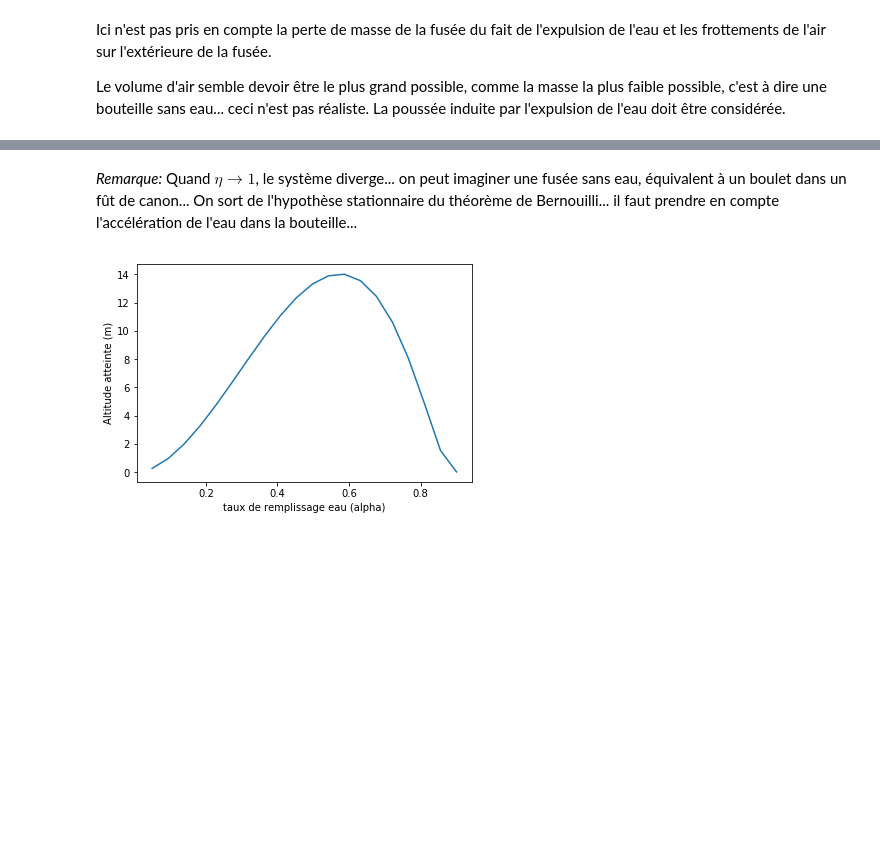
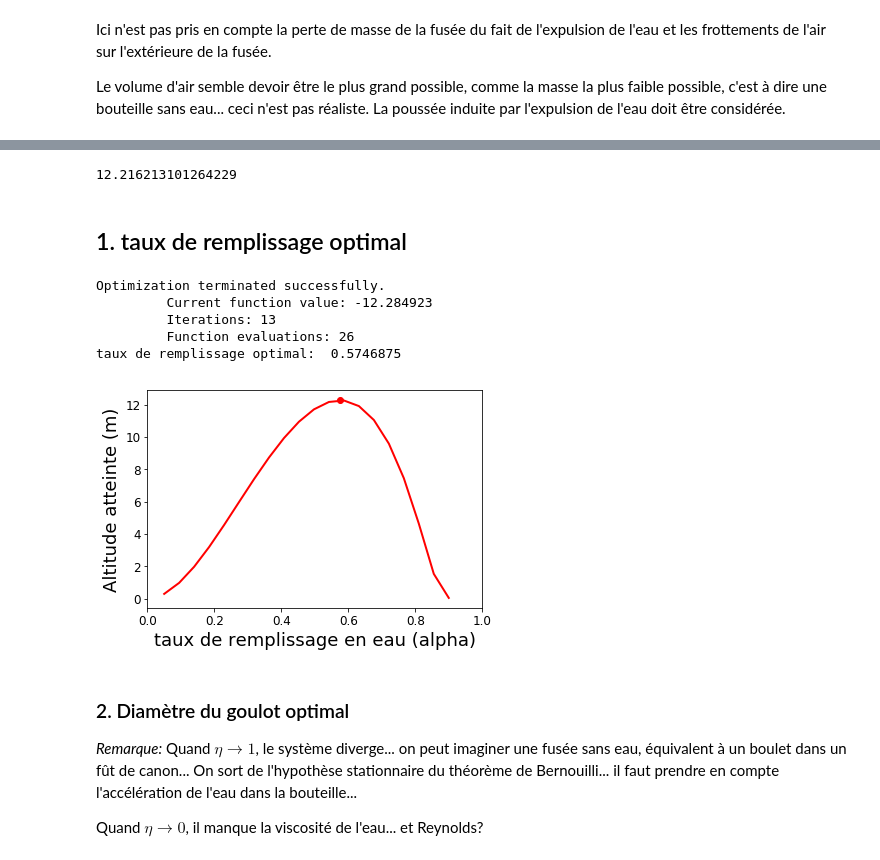
Before and after one commit to xdze2/xdze2.github.io-src, a Jupyter notebook: content/physique/fusee.ipynb, the cells around one changed output, grey strips where cells are left out. Cells and saved outputs as stored; diff of their text form; code cells hidden in the pictures; blank space fills up the shorter version.

```diff
--- a/content/physique/fusee.ipynb
+++ b/content/physique/fusee.ipynb
@@ -327,2 +388,44 @@ print( F.Fp0() )
+# %%
+def altitudeMax( rocket ):
+    ''' Effectue la simulation de la fusée
+        et retourne l'altitude maximale atteinte
+    '''
+    temps, Y = simulateur( rocket )
+    return  np.max( Y[:, 0] )
+# %%
+altitudeMax( rocket )
+# %% [output]
+12.216213101264229
+# %% [markdown]
+## 1. taux de remplissage optimal
+# %%
+rocketparams = {'P_0':4e5,
+                'D':88e-3,
+                'd':26e-3,
+                'L':330e-3,
+                'mVide':.1,
+                'rho':1000,
+                'Cx':.3 }
+
+alpha_range = np.linspace(.05, .9, 20)
+altitude = [ altitudeMax( WaterRocket( **rocketparams, alpha=a ) ) for a in  alpha_range ]
+
+alphaMax = fmin(lambda a:-altitudeMax( WaterRocket( **rocketparams, alpha=a ) ) , .4)
+
+plt.plot( alpha_range, altitude, 'r' );
+plt.plot( alphaMax, altitudeMax( WaterRocket( **rocketparams, alpha=alphaMax[0] ) ), 'or' );
+print('taux de remplissage optimal: ', alphaMax[0])
+plt.xlabel('taux de remplissage en eau (alpha)');
+plt.ylabel('Altitude atteinte (m)'); plt.xlim([0, 1]);
+# %% [output]
+Optimization terminated successfully.
+         Current function value: -12.284923
+         Iterations: 13
+         Function evaluations: 26
+taux de remplissage optimal:  0.5746875
+[figure, added]
 # %% [markdown]
+### 2. Diamètre du goulot optimal
 _Remarque:_  Quand $\eta \to 1$, le système diverge... on peut imaginer une fusée sans eau, équivalent à un boulet dans un fût de canon... On sort de l'hypothèse stationnaire du théorème de Bernouilli... il faut prendre en compte l'accélération de l'eau dans la bouteille...
+
+Quand $\eta \to 0$, il manque la viscosité de l'eau... et Reynolds?
@@ -344,12 +431,0 @@ def computeMax( rocket ):
-# %%
-alphas = np.linspace(.05, .9, 20)
-zMax = []
-
-for a in alphas:
-    zMax.append( computeMax( Rocket( alpha=a ) ) )
-
-plt.plot( alphas, zMax );
-plt.xlabel('taux de remplissage eau (alpha)');
-plt.ylabel('Altitude atteinte (m)');
-# %% [output]
-[figure, removed]
```
Also changed, not shown: parts of 54 cells of this notebook.
